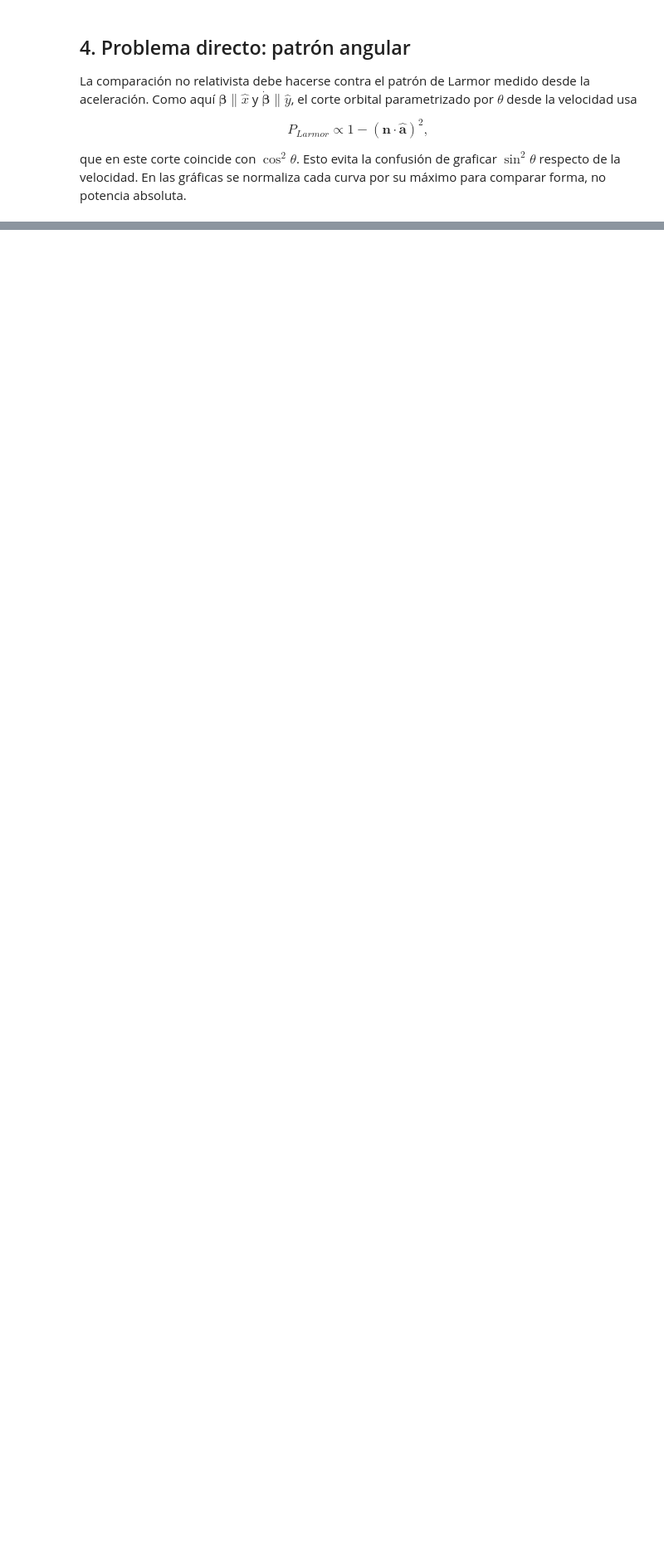
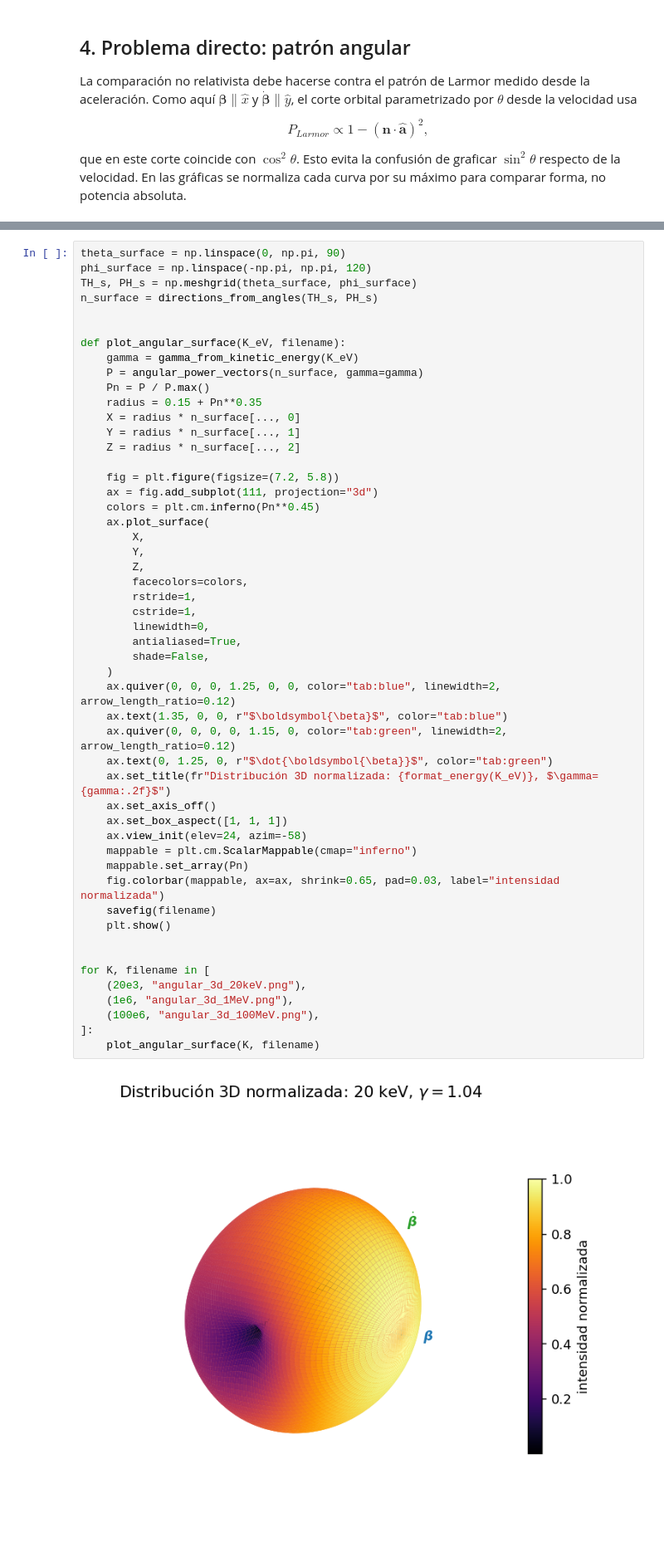
Before and after one commit to JuanJ27/Base, a Jupyter notebook: Python/electrodos/Electro2/electro2.ipynb, the cells around one changed output, grey strips where cells are left out. Shown at 83% size. Cells and saved outputs as stored; diff of their text form; blank space fills up the shorter version.

```diff
--- a/Python/electrodos/Electro2/electro2.ipynb
+++ b/Python/electrodos/Electro2/electro2.ipynb
@@ -309,0 +342,53 @@ plt.show()
+# %%
+theta_surface = np.linspace(0, np.pi, 90)
+phi_surface = np.linspace(-np.pi, np.pi, 120)
+TH_s, PH_s = np.meshgrid(theta_surface, phi_surface)
+n_surface = directions_from_angles(TH_s, PH_s)
+
+
+def plot_angular_surface(K_eV, filename):
+    gamma = gamma_from_kinetic_energy(K_eV)
+    P = angular_power_vectors(n_surface, gamma=gamma)
+    Pn = P / P.max()
+    radius = 0.15 + Pn**0.35
+    X = radius * n_surface[..., 0]
+    Y = radius * n_surface[..., 1]
+    Z = radius * n_surface[..., 2]
+
+    fig = plt.figure(figsize=(7.2, 5.8))
+    ax = fig.add_subplot(111, projection="3d")
+    colors = plt.cm.inferno(Pn**0.45)
+    ax.plot_surface(
+        X,
+        Y,
+        Z,
+        facecolors=colors,
+        rstride=1,
+        cstride=1,
+        linewidth=0,
+        antialiased=True,
+        shade=False,
+    )
+    ax.quiver(0, 0, 0, 1.25, 0, 0, color="tab:blue", linewidth=2, arrow_length_ratio=0.12)
+    ax.text(1.35, 0, 0, r"$\boldsymbol{\beta}$", color="tab:blue")
+    ax.quiver(0, 0, 0, 0, 1.15, 0, color="tab:green", linewidth=2, arrow_length_ratio=0.12)
+    ax.text(0, 1.25, 0, r"$\dot{\boldsymbol{\beta}}$", color="tab:green")
+    ax.set_title(fr"Distribución 3D normalizada: {format_energy(K_eV)}, $\gamma={gamma:.2f}$")
+    ax.set_axis_off()
+    ax.set_box_aspect([1, 1, 1])
+    ax.view_init(elev=24, azim=-58)
+    mappable = plt.cm.ScalarMappable(cmap="inferno")
+    mappable.set_array(Pn)
+    fig.colorbar(mappable, ax=ax, shrink=0.65, pad=0.03, label="intensidad normalizada")
+    savefig(filename)
+    plt.show()
+
+
+for K, filename in [
+    (20e3, "angular_3d_20keV.png"),
+    (1e6, "angular_3d_1MeV.png"),
+    (100e6, "angular_3d_100MeV.png"),
+]:
+    plot_angular_surface(K, filename)
+# %% [output]
+[figure, added]
```
Also changed, not shown: parts of 24 cells of this notebook, 2 other files.
